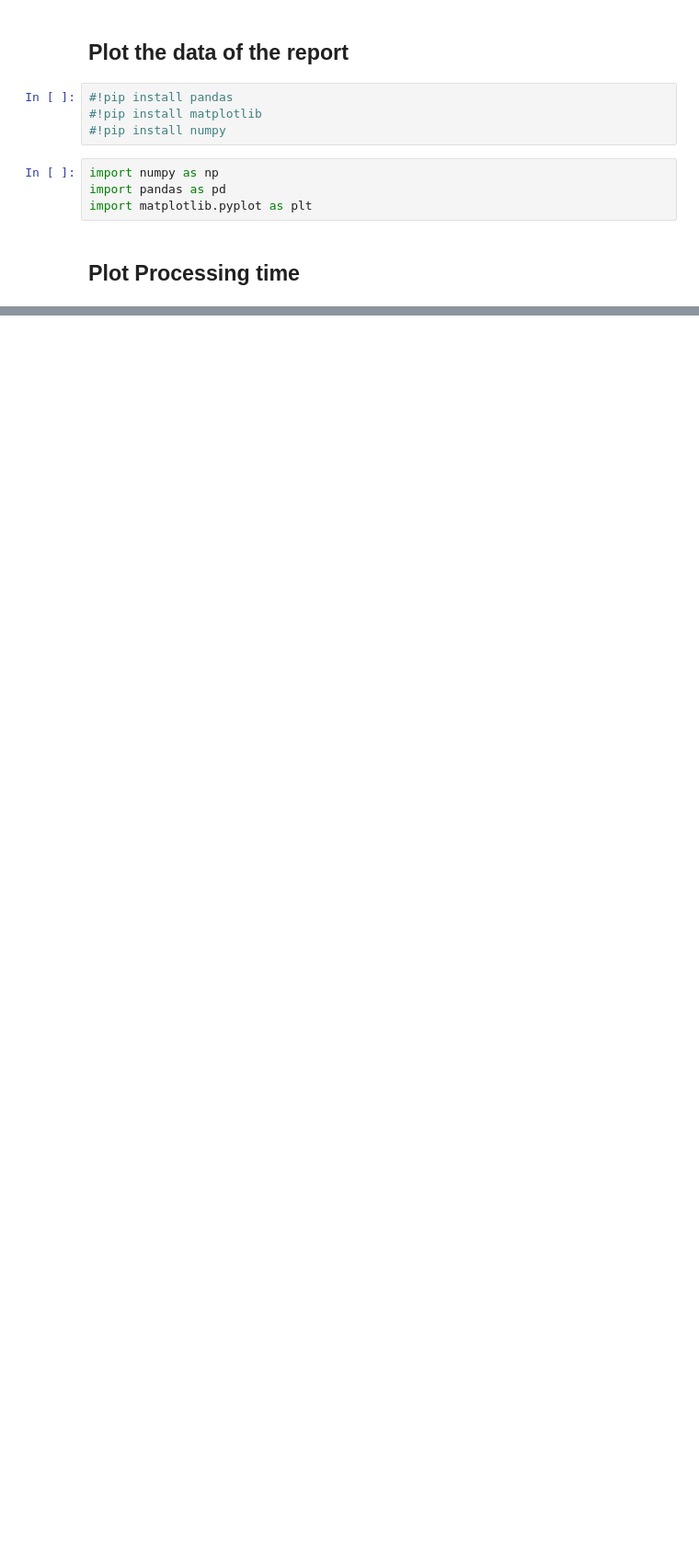
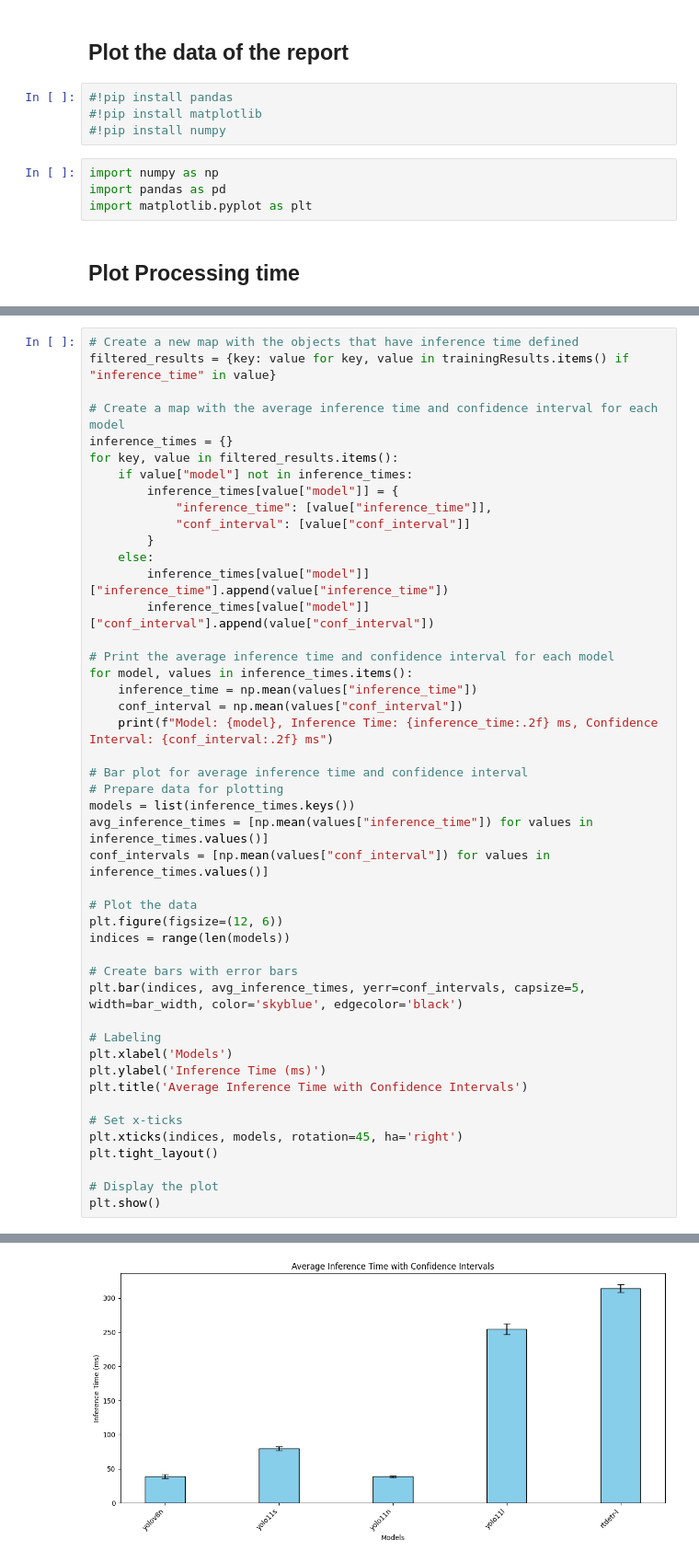
Before and after one commit to TheGoncaloSilva/pedestrian_traffic_assistant, a Jupyter notebook: analyze_results.ipynb, the cells around one changed output, grey strips where cells are left out. Shown: that part at 92% size. Drawn from its saved outputs; the diff is of its cells as text; blank space fills up the shorter version.

```diff
--- a/analyze_results.ipynb
+++ b/analyze_results.ipynb
@@ -585,0 +230,47 @@ Model: yolov11n, mAP50-95: 0.39307, mAP50: 0.72596, mAP75: 0.54447
+# %%
+# Create a new map with the objects that have inference time defined
+filtered_results = {key: value for key, value in trainingResults.items() if "inference_time" in value}
+
+# Create a map with the average inference time and confidence interval for each model
+inference_times = {}
+for key, value in filtered_results.items():
+    if value["model"] not in inference_times:
+        inference_times[value["model"]] = {
+            "inference_time": [value["inference_time"]],
+            "conf_interval": [value["conf_interval"]]
+        }
+    else:
+        inference_times[value["model"]]["inference_time"].append(value["inference_time"])
+        inference_times[value["model"]]["conf_interval"].append(value["conf_interval"])
+
+# Print the average inference time and confidence interval for each model
+for model, values in inference_times.items():
+    inference_time = np.mean(values["inference_time"])
+    conf_interval = np.mean(values["conf_interval"])
+    print(f"Model: {model}, Inference Time: {inference_time:.2f} ms, Confidence Interval: {conf_interval:.2f} ms")
+
+# Bar plot for average inference time and confidence interval
+# Prepare data for plotting
+models = list(inference_times.keys())
+avg_inference_times = [np.mean(values["inference_time"]) for values in inference_times.values()]
+conf_intervals = [np.mean(values["conf_interval"]) for values in inference_times.values()]
+
+# Plot the data
+plt.figure(figsize=(12, 6))
+indices = range(len(models))
+
+# Create bars with error bars
+plt.bar(indices, avg_inference_times, yerr=conf_intervals, capsize=5, width=bar_width, color='skyblue', edgecolor='black')
+
+# Labeling
+plt.xlabel('Models')
+plt.ylabel('Inference Time (ms)')
+plt.title('Average Inference Time with Confidence Intervals')
+
+# Set x-ticks
+plt.xticks(indices, models, rotation=45, ha='right')
+plt.tight_layout()
+
+# Display the plot
+plt.show()
+# %% [output]
@@ -585,0 +282 @@ Model: yolov11n, mAP50-95: 0.39307, mAP50: 0.72596, mAP75: 0.54447
+[figure, added]
```
Also changed, not shown: parts of 19 cells of this notebook, 3 other files.
